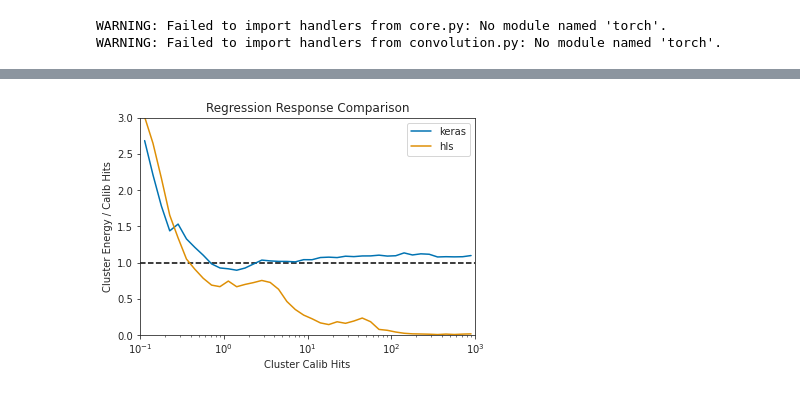
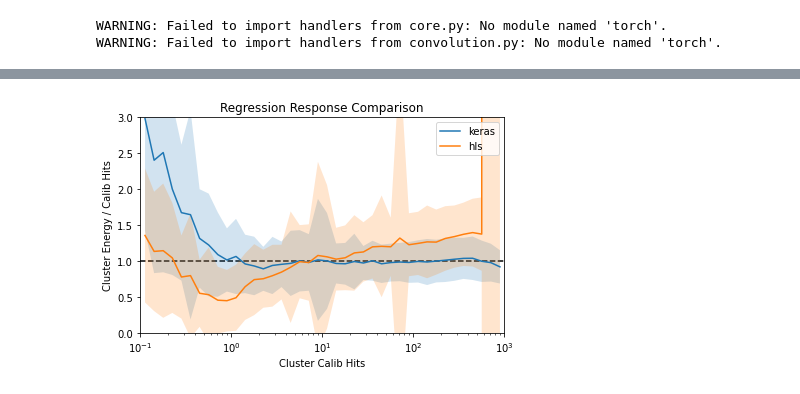
Before and after one commit to joshlerner/triumf-ml, a Jupyter notebook: PionReconstruction/ConvertHLS.ipynb, the cells around one changed output, grey strips where cells are left out. Saved outputs shown, nothing was run; the diff lists cells and outputs as text; code cells hidden in the pictures.

```diff
--- a/PionReconstruction/ConvertHLS.ipynb
+++ b/PionReconstruction/ConvertHLS.ipynb
@@ -33,13 +32,12 @@ norm = 'log' # 'log', 'std', or 'max'
 scaler = None
 # %%
 
-model = tf.keras.models.load_model(out_path + 'models/GarNet_' + norm,
-                                   custom_objects={"GarNetModel": GarNetModel}, compile=False)
+model = tf.keras.models.load_model(out_path + 'models/GarNet_' + norm)
 
 with open(out_path + 'models/GarNet_' + norm + '/history.pickle', "rb") as file:
     history = pickle.load(file)
 
-if norm != 'log':
+if norm == 'std':
     with open(out_path + 'models/GarNet_' + norm + '/scaler.pickle', 'rb') as file:
         scaler = pickle.load(file)
 # %% [output]
@@ -48,4 +46,8 @@ if norm != 'log':
 # %%
+if norm == 'max':
+    name = 'garnet_' + norm + '_100'
+else:
+    name = 'garnet_' + norm
 
 test_file_list = ([[data_path + f'pi0/user.angerami.24559740.OutputStream._000{i:03d}.root', 1] for i in range(232, 264)],
                   [[data_path + f'pipm/user.angerami.24559744.OutputStream._000{i:03d}.root', 0] for i in range(232, 264)])
@@ -54,7 +56,7 @@ test_generator = garnetDataGenerator(test_file_list,
                                      cell_geo_path,
                                      batch_size=20000,
                                      normalizer=(norm, scaler),
-                                     name='garnet_' + norm,
+                                     name=name,
                                      labeled=True,
                                      preprocess=False,
                                      output_dir=out_path + 'test/')
@@ -121,17 +160,22 @@ ROC.show()
 # %%
 if norm == 'log':
-    keras_scaled_pred = np.exp(keras_pred[-1]).reshape(-1,)
-    hls_scaled_pred = np.exp(hls_pred[-1]).reshape(-1,)
-    scaled_target = np.exp(y['regression']).reshape(-1,)
-else:
+    keras_scaled_pred = np.exp(keras_pred[-1]*10).reshape(-1,)
+    hls_scaled_pred = np.exp(hls_pred[-1]*10).reshape(-1,)
+    scaled_target = np.exp(y['regression']*10).reshape(-1,)
+elif norm == 'std':
     keras_scaled_pred = scaler.inverse_transform(keras_pred[-1]).reshape(-1,)
     hls_scaled_pred = scaler.inverse_transform(hls_pred[-1]).reshape(-1,)
     scaled_target = scaler.inverse_transform(np.reshape(y['regression'], (-1, 1))).reshape(-1,)
+elif norm == 'max':
+    keras_scaled_pred = keras_pred[-1].reshape(-1,) * 100
+    hls_scaled_pred = hls_pred[-1].reshape(-1,) * 100
+    scaled_target = y['regression'].reshape(-1,) * 100
 
 reg = Plotter(regResponseOverlay,
               preds=[keras_scaled_pred, hls_scaled_pred],
               targets=[scaled_target, scaled_target],
+              stat=['mean','stdmean'],
               labels=['keras', 'hls'])
 reg.show()
 # %% [output]
-[figure, old version]
+[figure, new version]
```
Also changed, not shown: parts of 14 cells of this notebook, 4 other files.
